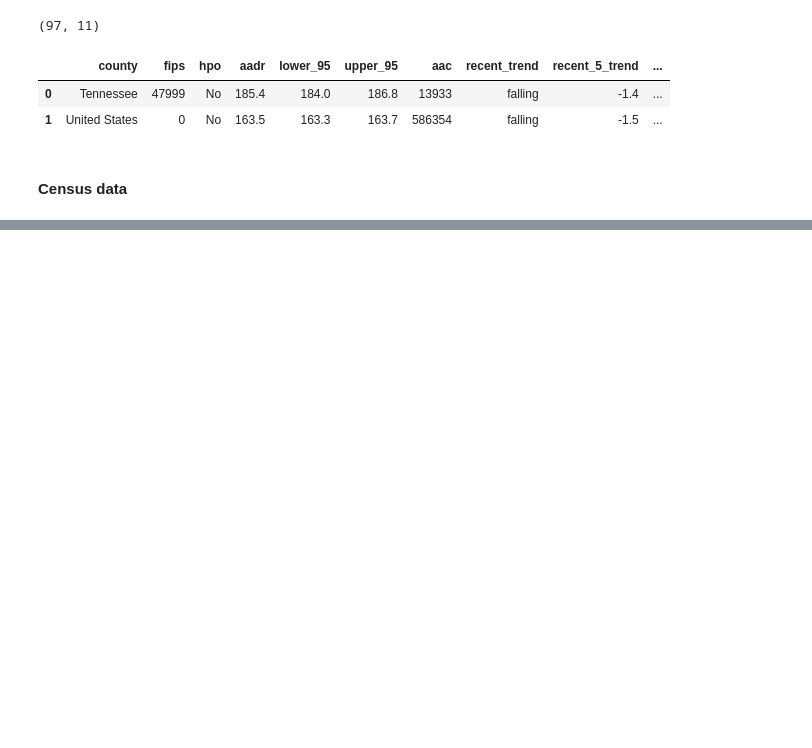
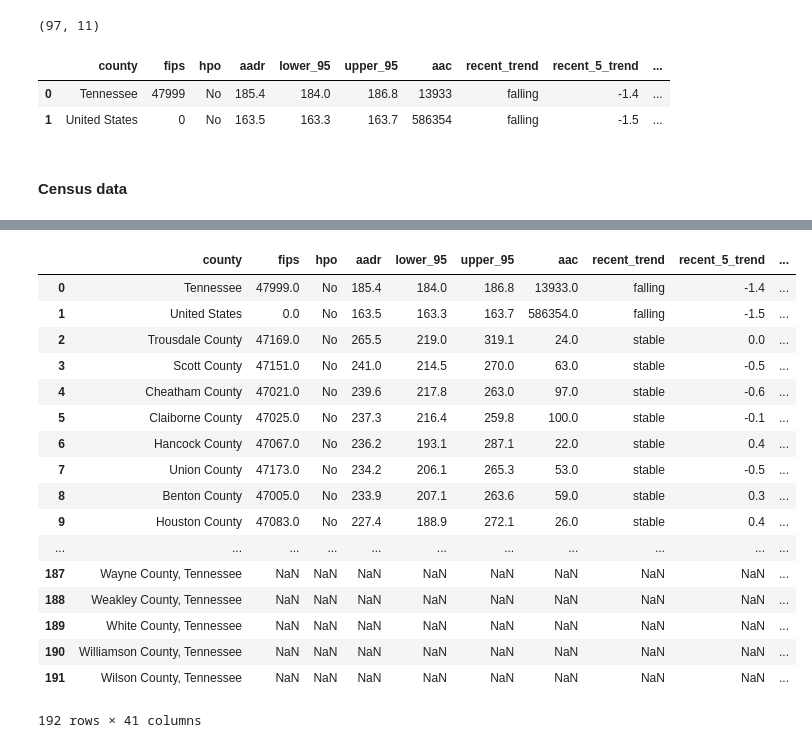
Before and after one commit to Leungam/vanderbilt-aspire-data-essentials, a Jupyter notebook: First_Notebook_data_essentials.ipynb, the cells around one changed output, grey strips where cells are left out. Saved outputs shown, nothing was run; the diff lists cells and outputs as text; code cells hidden in the pictures; blank space fills up the shorter version.

```diff
--- a/First_Notebook_data_essentials.ipynb
+++ b/First_Notebook_data_essentials.ipynb
@@ -183,0 +127,3 @@ pop_df.loc[pop_df ['est42010sex1_age50to54', 'est42010sex2_age50to54', 'est72010
+# %%
+april_data = [col for col in pop_df.columns if col.startswith('April')]
+pop_df = pop_df.drop(april_data, axis = 1)
@@ -183,0 +154,17 @@ pop_df.loc[pop_df ['est42010sex1_age50to54', 'est42010sex2_age50to54', 'est72010
+# %%
+# Select the ones you want
+pop_df1 = pop_df[['Geography','Population Estimate (as of July 1) - 2010 - Both Sexes; Total','Population Estimate (as of July 1) - 2014 - Both Sexes; Total',
+                 'Population Estimate (as of July 1) - 2017 - Both Sexes; Total','Population Estimate (as of July 1) - 2010 - Both Sexes; Median age (years)',
+                 'Population Estimate (as of July 1) - 2014 - Both Sexes; Median age (years)','Population Estimate (as of July 1) - 2017 - Both Sexes; Median age (years)',
+                 'Population Estimate (as of July 1) - 2010 - Both Sexes; Total - 50 to 54 years','Population Estimate (as of July 1) - 2010 - Both Sexes; Total - 55 to 59 years',
+                 'Population Estimate (as of July 1) - 2010 - Both Sexes; Total - 60 to 64 years','Population Estimate (as of July 1) - 2010 - Both Sexes; Total - 65 to 69 years',
+                 'Population Estimate (as of July 1) - 2010 - Both Sexes; Total - 70 to 74 years','Population Estimate (as of July 1) - 2010 - Both Sexes; Total - 75 to 79 years',
+                 'Population Estimate (as of July 1) - 2010 - Both Sexes; Total - 80 to 84 years','Population Estimate (as of July 1) - 2010 - Both Sexes; Total - 85 years and over',
+                 'Population Estimate (as of July 1) - 2014 - Both Sexes; Total - 50 to 54 years','Population Estimate (as of July 1) - 2014 - Both Sexes; Total - 55 to 59 years',
+                 'Population Estimate (as of July 1) - 2014 - Both Sexes; Total - 60 to 64 years','Population Estimate (as of July 1) - 2014 - Both Sexes; Total - 65 to 69 years',
+                 'Population Estimate (as of July 1) - 2014 - Both Sexes; Total - 70 to 74 years','Population Estimate (as of July 1) - 2014 - Both Sexes; Total - 75 to 79 years',
+                 'Population Estimate (as of July 1) - 2014 - Both Sexes; Total - 80 to 84 years','Population Estimate (as of July 1) - 2014 - Both Sexes; Total - 85 years and over',
+                 'Population Estimate (as of July 1) - 2017 - Both Sexes; Total - 50 to 54 years','Population Estimate (as of July 1) - 2017 - Both Sexes; Total - 55 to 59 years',
+                 'Population Estimate (as of July 1) - 2017 - Both Sexes; Total - 60 to 64 years','Population Estimate (as of July 1) - 2017 - Both Sexes; Total - 65 to 69 years',
+                 'Population Estimate (as of July 1) - 2017 - Both Sexes; Total - 70 to 74 years','Population Estimate (as of July 1) - 2017 - Both Sexes; Total - 75 to 79 years',
+                 'Population Estimate (as of July 1) - 2017 - Both Sexes; Total - 80 to 84 years','Population Estimate (as of July 1) - 2017 - Both Sexes; Total - 85 years and over']]
@@ -183,0 +218,23 @@ pop_df.loc[pop_df ['est42010sex1_age50to54', 'est42010sex2_age50to54', 'est72010
+# %%
+pop_and_cancer_df = cancer_df.merge(pop_df1, how='outer', on='county')
+# %%
+pop_and_cancer_df
+# %% [output]
+|  | county | fips | hpo | aadr | lower_95 | upper_95 | aac | recent_trend | recent_5_trend | ... |
+| 0 | Tennessee | 47999.0 | No | 185.4 | 184.0 | 186.8 | 13933.0 | falling | -1.4 | ... |
+| 1 | United States | 0.0 | No | 163.5 | 163.3 | 163.7 | 586354.0 | falling | -1.5 | ... |
+| 2 | Trousdale County | 47169.0 | No | 265.5 | 219.0 | 319.1 | 24.0 | stable | 0.0 | ... |
+| 3 | Scott County | 47151.0 | No | 241.0 | 214.5 | 270.0 | 63.0 | stable | -0.5 | ... |
+| 4 | Cheatham County | 47021.0 | No | 239.6 | 217.8 | 263.0 | 97.0 | stable | -0.6 | ... |
+| 5 | Claiborne County | 47025.0 | No | 237.3 | 216.4 | 259.8 | 100.0 | stable | -0.1 | ... |
+| 6 | Hancock County | 47067.0 | No | 236.2 | 193.1 | 287.1 | 22.0 | stable | 0.4 | ... |
+| 7 | Union County | 47173.0 | No | 234.2 | 206.1 | 265.3 | 53.0 | stable | -0.5 | ... |
+| 8 | Benton County | 47005.0 | No | 233.9 | 207.1 | 263.6 | 59.0 | stable | 0.3 | ... |
+| 9 | Houston County | 47083.0 | No | 227.4 | 188.9 | 272.1 | 26.0 | stable | 0.4 | ... |
+| ... | ... | ... | ... | ... | ... | ... | ... | ... | ... | ... |
+| 187 | Wayne County, Tennessee | NaN | NaN | NaN | NaN | NaN | NaN | NaN | NaN | ... |
+| 188 | Weakley County, Tennessee | NaN | NaN | NaN | NaN | NaN | NaN | NaN | NaN | ... |
+| 189 | White County, Tennessee | NaN | NaN | NaN | NaN | NaN | NaN | NaN | NaN | ... |
+| 190 | Williamson County, Tennessee | NaN | NaN | NaN | NaN | NaN | NaN | NaN | NaN | ... |
+| 191 | Wilson County, Tennessee | NaN | NaN | NaN | NaN | NaN | NaN | NaN | NaN | ... |
+192 rows × 41 columns
```
Also changed, not shown: parts of 15 cells of this notebook.
